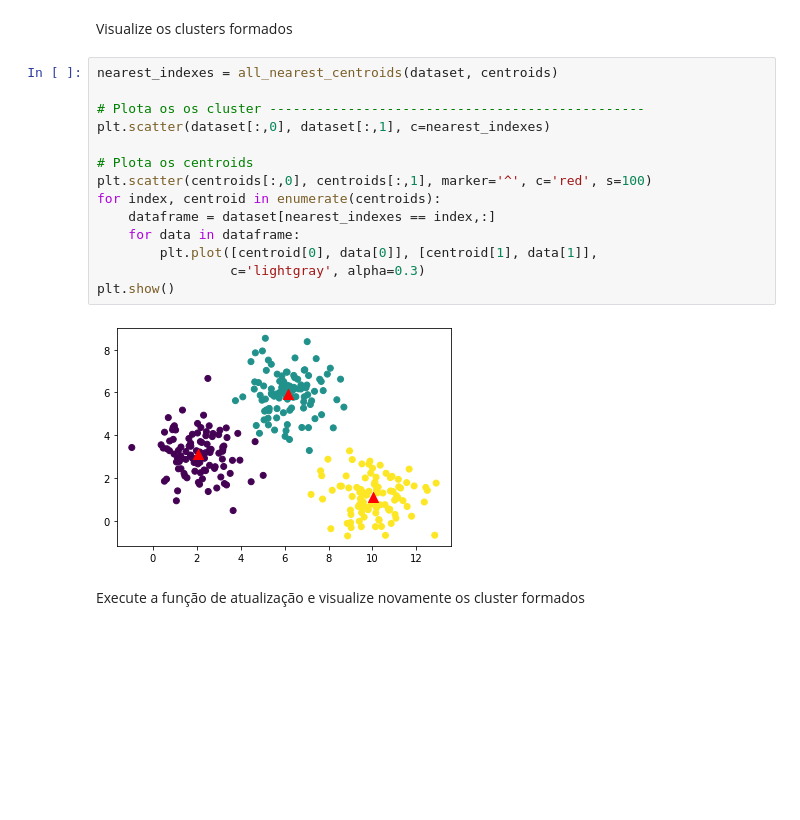
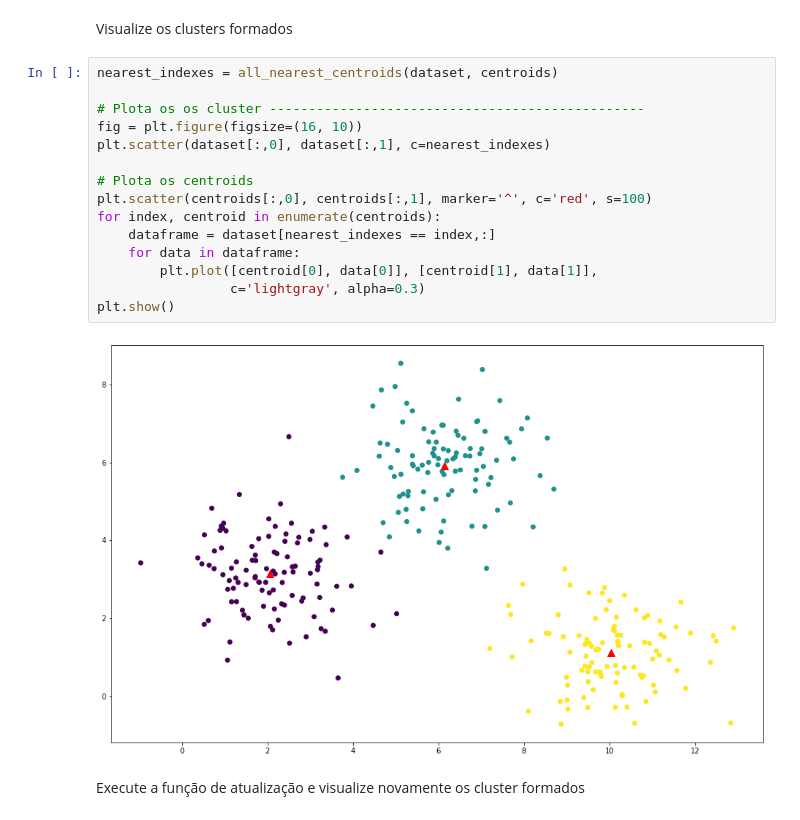
Before and after one commit to thalissonfelipe/mineracao, a Jupyter notebook: Trabalho03/KMeans.ipynb, the cells around one changed output. Saved outputs shown, nothing was run; the diff lists cells and outputs as text; blank space fills up the shorter version.

```diff
--- a/Trabalho03/KMeans.ipynb
+++ b/Trabalho03/KMeans.ipynb
@@ -309,19 +309,20 @@ Visualize os clusters formados
 # %%
 nearest_indexes = all_nearest_centroids(dataset, centroids)
 
 # Plota os os cluster ------------------------------------------------
+fig = plt.figure(figsize=(16, 10))
 plt.scatter(dataset[:,0], dataset[:,1], c=nearest_indexes)
 
 # Plota os centroids
 plt.scatter(centroids[:,0], centroids[:,1], marker='^', c='red', s=100)
 for index, centroid in enumerate(centroids):
     dataframe = dataset[nearest_indexes == index,:]
     for data in dataframe:
         plt.plot([centroid[0], data[0]], [centroid[1], data[1]],
                  c='lightgray', alpha=0.3)
 plt.show()
 # %% [output]
-[figure, old version]
+[figure, new version]
 # %% [markdown]
 Execute a função de atualização e visualize novamente os cluster formados
 # %%
```
Also changed, not shown: parts of 11 cells of this notebook.
